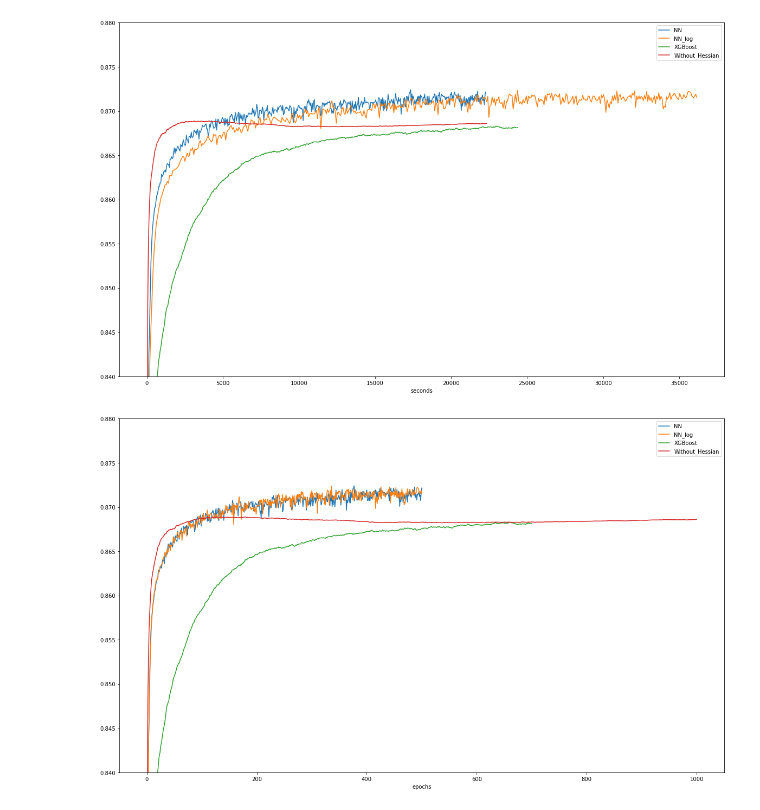
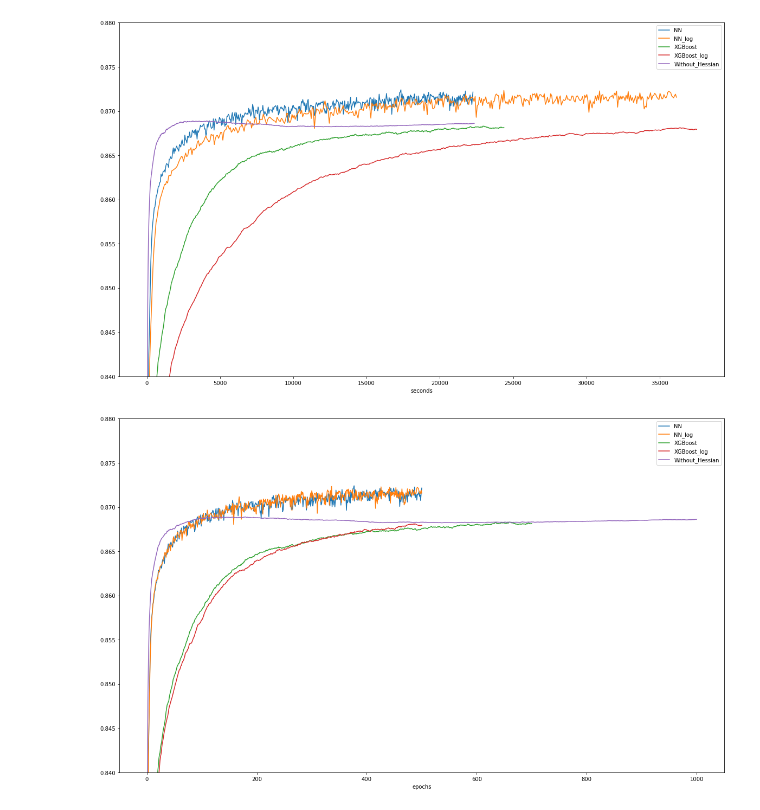
Before and after one commit to jkang98/plrank-short-paper, a Jupyter notebook: experiments/yahoo/K=100/plot_K_100_yahoo.ipynb, the cells around one changed output. Cells and saved outputs as stored; diff of their text form; code cells hidden in the pictures.

```diff
--- a/experiments/yahoo/K=100/plot_K_100_yahoo.ipynb
+++ b/experiments/yahoo/K=100/plot_K_100_yahoo.ipynb
@@ -50,6 +50,19 @@ for file in XGBoost_files:
         time.append(i["time"])
     XGBoost_runtimes.append(time)
     XGBoost_NDCGs.append(eval(lines[0])["test"]["NDCG@100"])
+# %%
+XGBoost_log_files = glob.glob("experiment_xgboost_log_yahoo_100-*.out")
+
+XGBoost_log_NDCGs = []
+XGBoost_log_runtimes = []
+for file in XGBoost_log_files:
+    with open(file, "r") as f:
+        lines = f.readlines()
+    time = []
+    for i in eval(lines[1]):
+        time.append(i["time"])
+    XGBoost_log_runtimes.append(time)
+    XGBoost_log_NDCGs.append(eval(lines[0])["test"]["NDCG@100"])
 # %%
 Without_Hessian_files = glob.glob("experiment_without_hessian_yahoo_100-*.out")
 
@@ -66,31 +79,36 @@ for file in Without_Hessian_files:
 # %%
 plt.figure(figsize=(20, 12))
 plt.plot(
     np.mean(np.array(NN_runtimes), axis=0),
     np.mean(np.array(NN_NDCGs), axis=0),
     label="NN",
 )
 plt.plot(
     np.mean(np.array(NN_log_runtimes), axis=0),
     np.mean(np.array(NN_log_NDCGs), axis=0),
     label="NN_log",
 )
 plt.plot(
     np.mean(np.array(XGBoost_runtimes), axis=0),
     np.mean(np.array(XGBoost_NDCGs), axis=0),
     label="XGBoost",
 )
 plt.plot(
+    np.mean(np.array(XGBoost_log_runtimes), axis=0),
+    np.mean(np.array(XGBoost_log_NDCGs), axis=0),
+    label="XGBoost_log",
+)
+plt.plot(
     np.mean(np.array(Without_Hessian_runtimes), axis=0),
     np.mean(np.array(Without_Hessian_NDCGs), axis=0),
     label="Without_Hessian",
 )
 plt.ylim(0.84, 0.88)
 plt.legend()
 plt.xlabel("seconds")
 plt.show()
 # %% [output]
-[figure, old version]
+[figure, new version]
 # %%
 plt.figure(figsize=(20, 12))
 plt.plot(
@@ -103,6 +121,9 @@ plt.plot(
     np.arange(1, 701), np.mean(np.array(XGBoost_NDCGs), axis=0), label="XGBoost",
 )
 plt.plot(
+    np.arange(1, 501), np.mean(np.array(XGBoost_log_NDCGs), axis=0), label="XGBoost_log",
+)
+plt.plot(
     np.arange(1, 1001),
     np.mean(np.array(Without_Hessian_NDCGs), axis=0),
     label="Without_Hessian",
@@ -112,4 +133,4 @@ plt.legend()
 plt.xlabel("epochs")
 plt.show()
 # %% [output]
-[figure, old version]
+[figure, new version]
```
Also changed, not shown: 20 other files.
